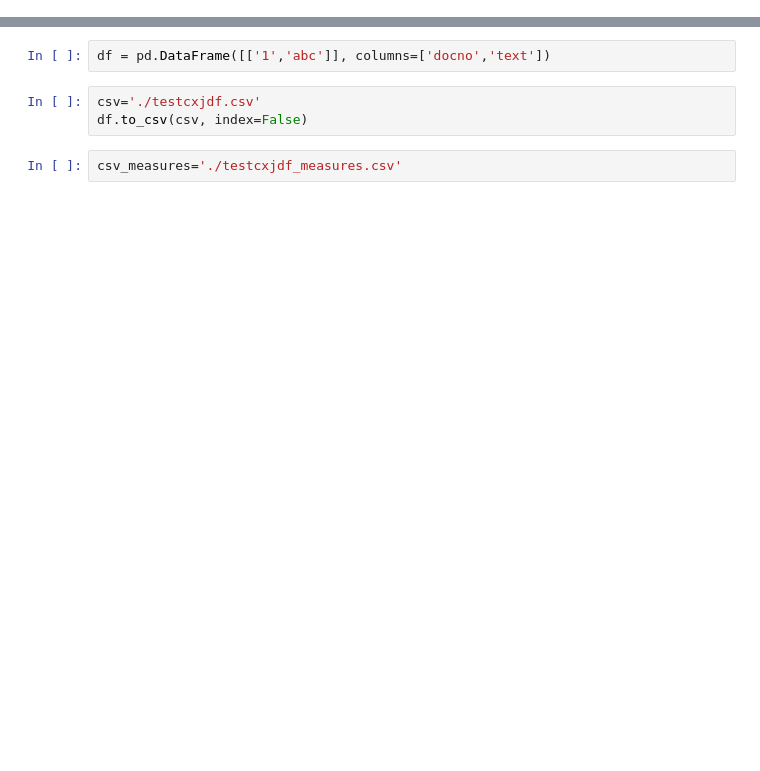
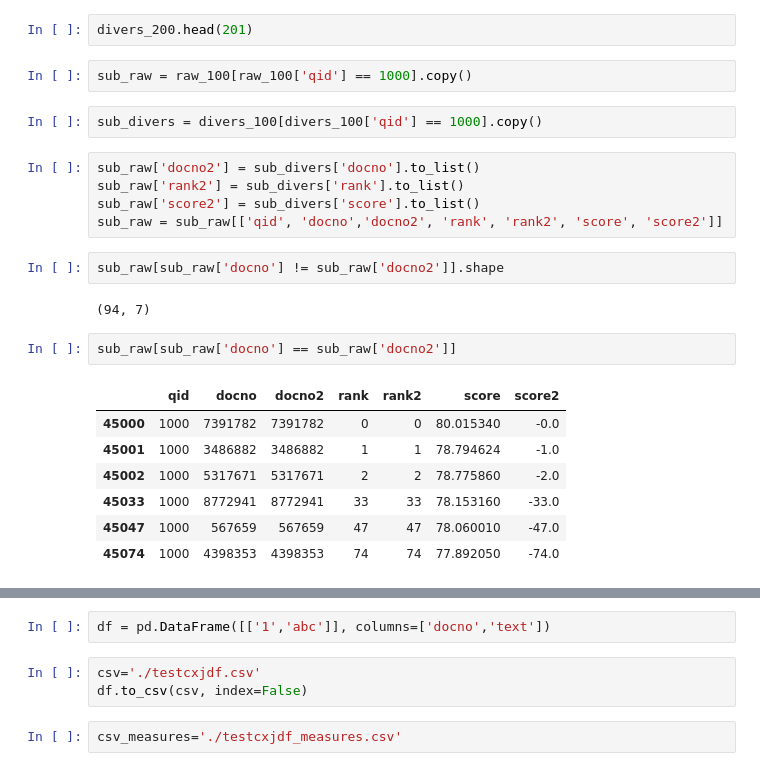
Before and after one commit to XuejunChang/T-Retrievability, a Jupyter notebook: test.ipynb, the cells around one changed output, grey strips where cells are left out. Cells and saved outputs as stored; diff of their text form; blank space fills up the shorter version.

```diff
--- a/test.ipynb
+++ b/test.ipynb
@@ -9,0 +69,25 @@ Java started and loaded: pyterrier.java, pyterrier.terrier.java [version=5.11 (b
+# %%
+divers_200.head(201)
+# %%
+sub_raw = raw_100[raw_100['qid'] == 1000].copy()
+# %%
+sub_divers = divers_100[divers_100['qid'] == 1000].copy()
+# %%
+sub_raw['docno2'] = sub_divers['docno'].to_list()
+sub_raw['rank2'] = sub_divers['rank'].to_list()
+sub_raw['score2'] = sub_divers['score'].to_list()
+sub_raw = sub_raw[['qid', 'docno','docno2', 'rank', 'rank2', 'score', 'score2']]
+# %%
+sub_raw[sub_raw['docno'] != sub_raw['docno2']].shape
+# %% [output]
+(94, 7)
+# %%
+sub_raw[sub_raw['docno'] == sub_raw['docno2']]
+# %% [output]
+|  | qid | docno | docno2 | rank | rank2 | score | score2 |
+| 45000 | 1000 | 7391782 | 7391782 | 0 | 0 | 80.015340 | -0.0 |
+| 45001 | 1000 | 3486882 | 3486882 | 1 | 1 | 78.794624 | -1.0 |
+| 45002 | 1000 | 5317671 | 5317671 | 2 | 2 | 78.775860 | -2.0 |
+| 45033 | 1000 | 8772941 | 8772941 | 33 | 33 | 78.153160 | -33.0 |
+| 45047 | 1000 | 567659 | 567659 | 47 | 47 | 78.060010 | -47.0 |
+| 45074 | 1000 | 4398353 | 4398353 | 74 | 74 | 77.892050 | -74.0 |
```
Also changed, not shown: parts of 24 cells of this notebook, 31 other files.
